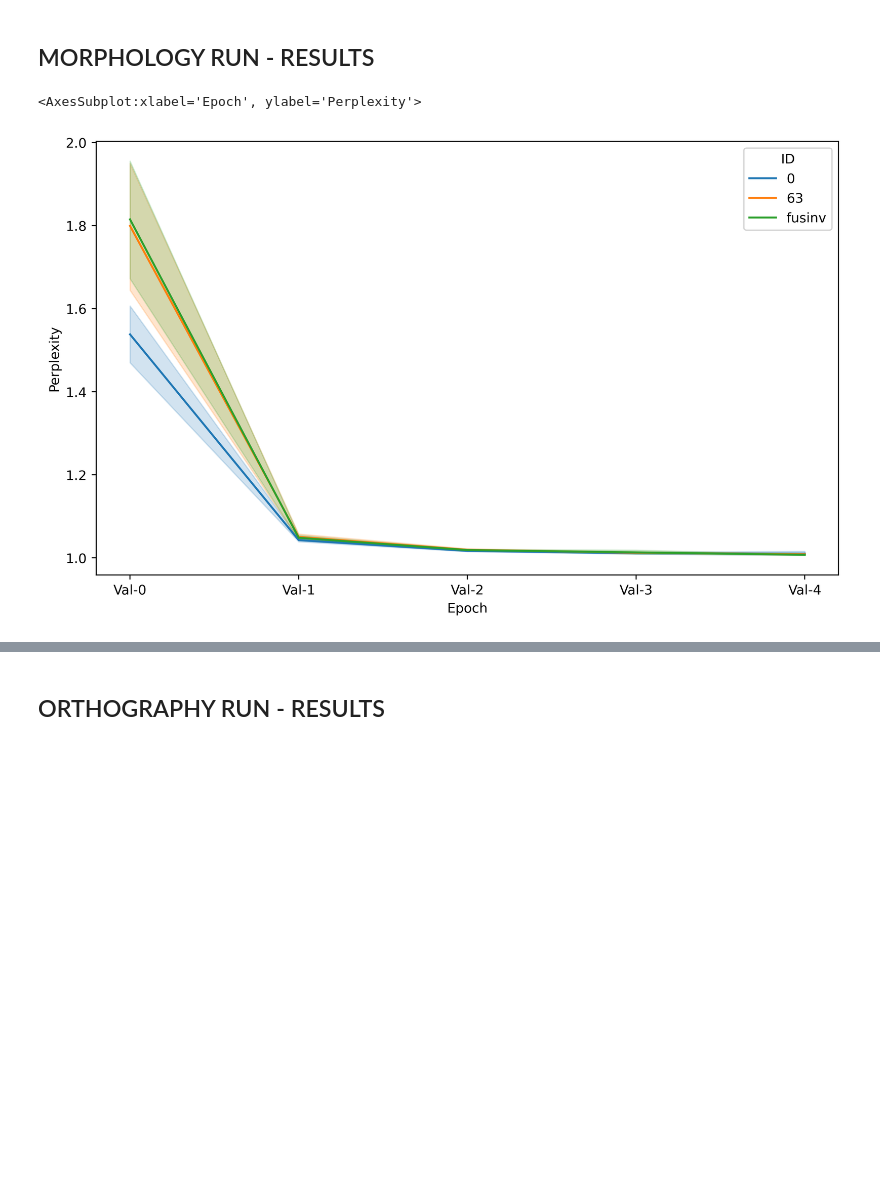
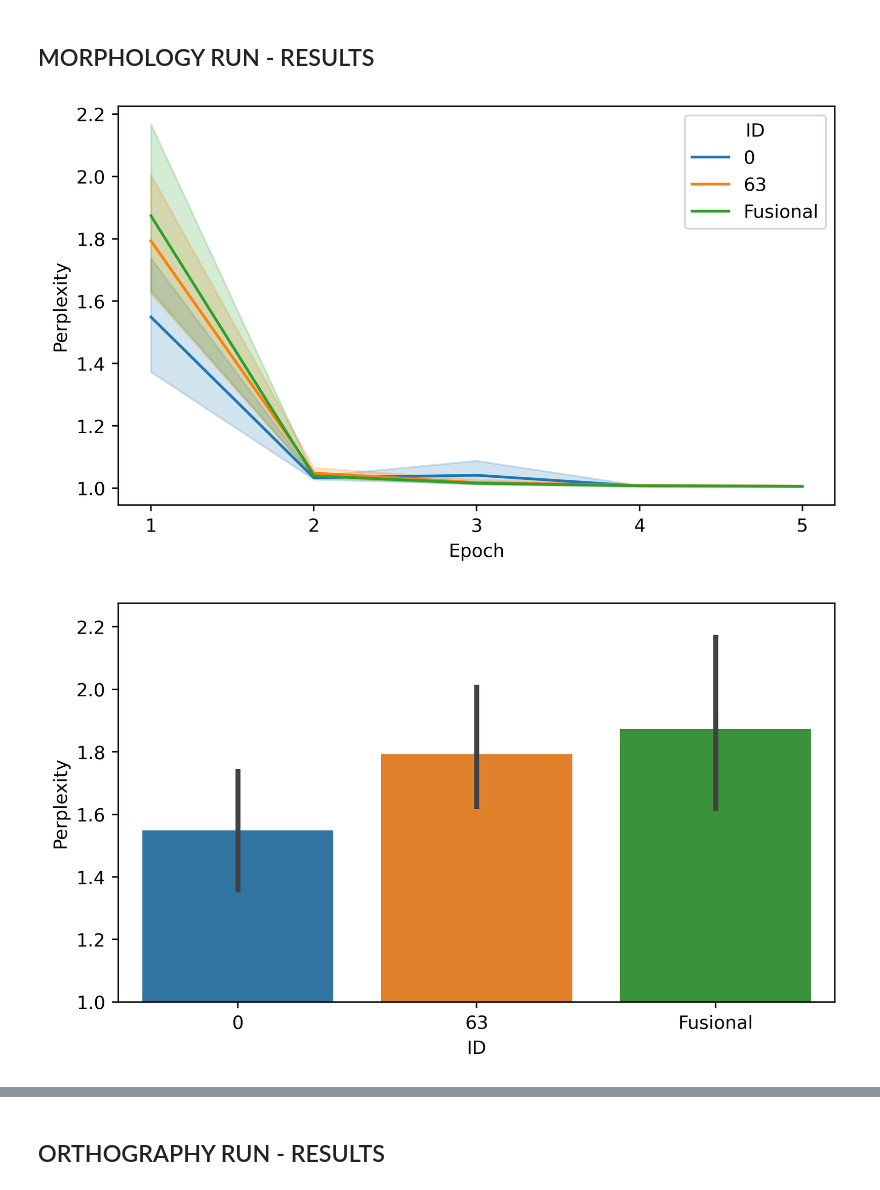
Before and after one commit to WHeerema-RUG/mathesis, a Jupyter notebook: results_display.ipynb, the cells around one changed output, grey strips where cells are left out. Saved outputs shown, nothing was run; the diff lists cells and outputs as text; code cells hidden in the pictures; blank space fills up the shorter version.

```diff
--- a/results_display.ipynb
+++ b/results_display.ipynb
@@ -83,11 +115,19 @@ import matplotlib.pyplot as plt
 ## MORPHOLOGY RUN - RESULTS
 # %%
 # All three full grammars
-df_morph = dfm[(dfm["Run Type"] == "morph") & (dfm["ID"].isin(["0", "63", "fusinv"]))]
-plt.figure(figsize=(10, 6), dpi = 400)
+df_morph = dfm[(dfm["Run Type"] == "morph") & (dfm["ID"].isin(["0", "63", "Fusional"]))]
+plt.figure(figsize=(x, y), dpi=400)
 sns.lineplot(data=df_morph, x="Epoch", y="Perplexity", hue="ID")
+plt.savefig("morph."+save_format, format=save_format)
 # %% [output]
-<AxesSubplot:xlabel='Epoch', ylabel='Perplexity'>
-[figure, old version]
+[figure, new version]
+# %%
+# Epoch 1 bar graph
+plt.figure(figsize=(x, y), dpi=400)
+sns.barplot(data=df_morph[df_morph["Epoch"] == "1"], x="ID", y="Perplexity")
+plt.ylim(1, None)
+plt.savefig("morph-epoch1."+save_format, format=save_format)
+# %% [output]
+[figure, added]
 # %%
 # Series of dropout plots for every switch
```
Also changed, not shown: parts of 19 cells of this notebook.
